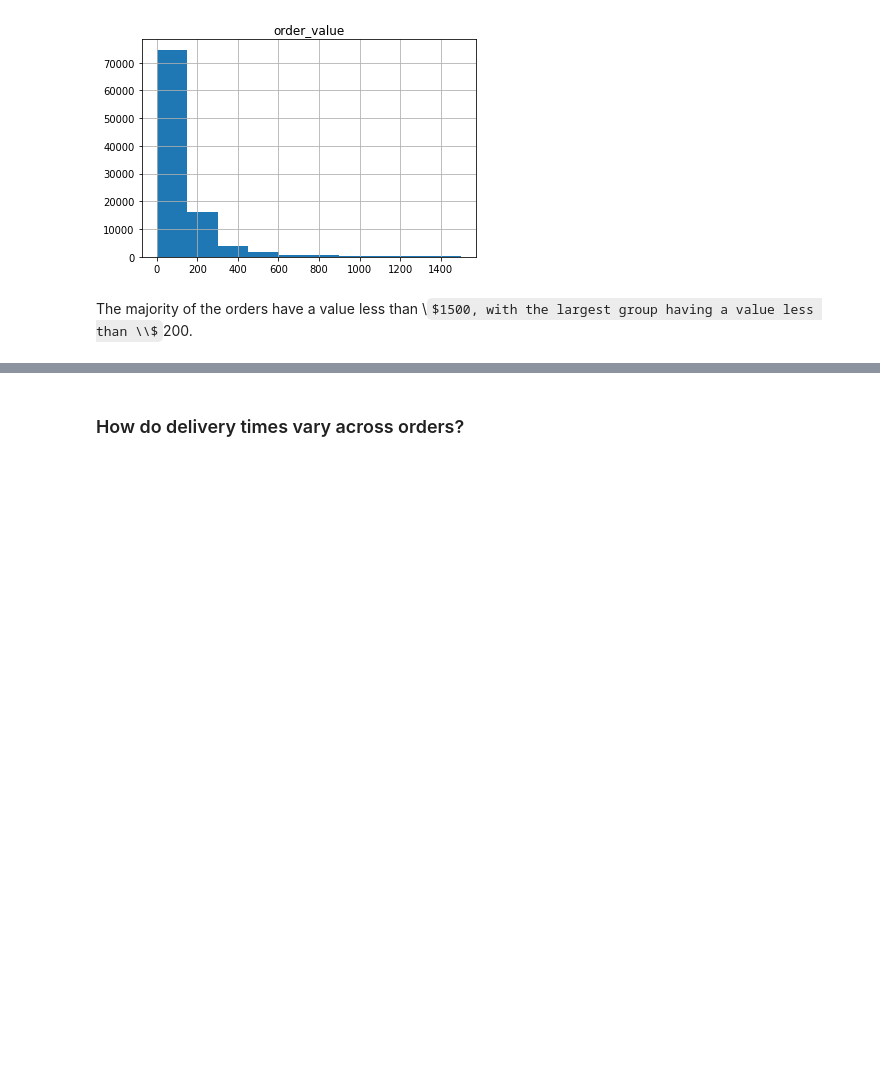
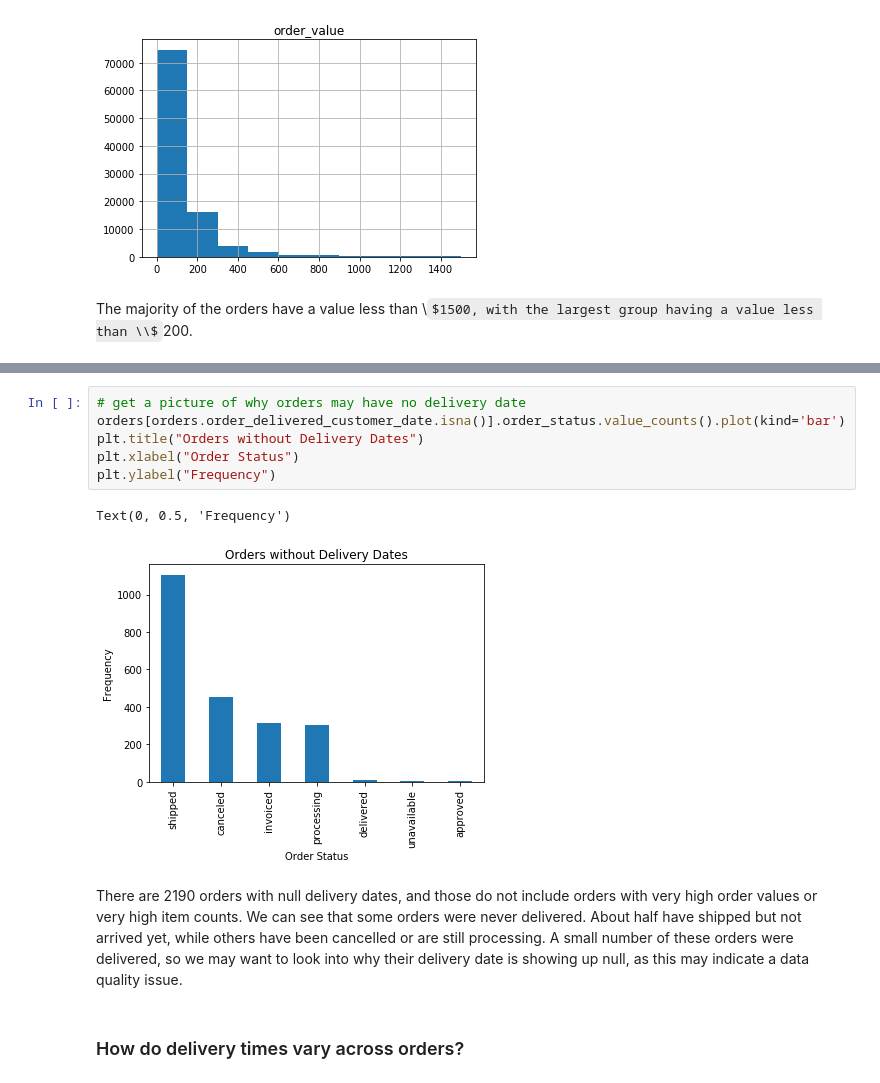
Before and after one commit to cgiannotta/eCommerceAnalysis, a Jupyter notebook: eCommerceSQL.ipynb, the cells around one changed output, grey strips where cells are left out. Cells and saved outputs as stored; diff of their text form; some formulas as TeX source; blank space fills up the shorter version.

```diff
--- a/eCommerceSQL.ipynb
+++ b/eCommerceSQL.ipynb
@@ -102,3 +164,14 @@ The majority of the orders have a value less than \\$1500, with the largest grou
+# %%
+# get a picture of why orders may have no delivery date
+orders[orders.order_delivered_customer_date.isna()].order_status.value_counts().plot(kind='bar')
+plt.title("Orders without Delivery Dates")
+plt.xlabel("Order Status")
+plt.ylabel("Frequency")
+# %% [output]
+Text(0, 0.5, 'Frequency')
+[figure, added]
+# %% [markdown]
+There are 2190 orders with null delivery dates, and those do not include orders with very high order values or very high item counts. We can see that some orders were never delivered. About half have shipped but not arrived yet, while others have been cancelled or are still processing. A small number of these orders were delivered, so we may want to look into why their delivery date is showing up null, as this may indicate a data quality issue.
 # %% [markdown]
 ### How do delivery times vary across orders?
 # %%
```
Also changed, not shown: parts of 21 cells of this notebook, 1 other file.
